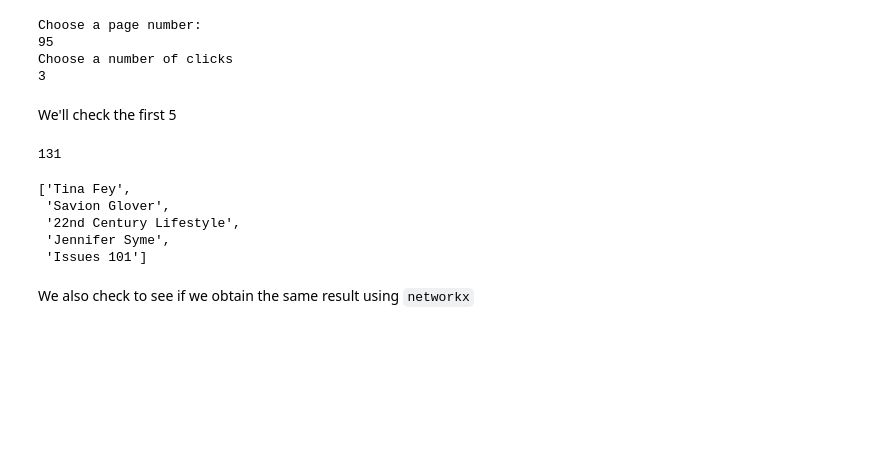
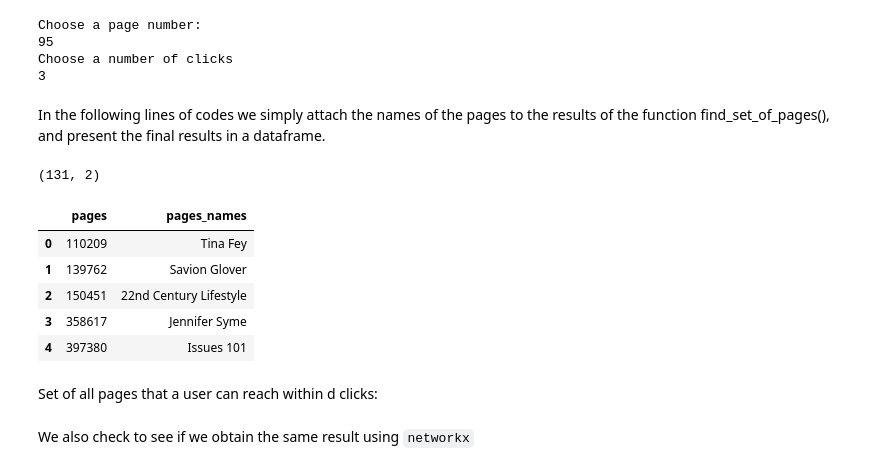
Before and after one commit to mehrzadjafari/ADM-HW5, a Jupyter notebook: ADM-HW5.ipynb, the cells around one changed output. Drawn from its saved outputs; the diff is of its cells as text; code cells hidden in the pictures; blank space fills up the shorter version.

```diff
--- a/ADM-HW5.ipynb
+++ b/ADM-HW5.ipynb
@@ -89,0 +116,11 @@ with open('wiki-topcats-categories.txt') as f:
+# %%
+with open('nodes_for_category.pkl', 'rb') as f:
+    nodes_for_category = pickle.load(f)
+
+keys = nodes_for_category.keys()
+values = nodes_for_category.values()
+new_pages_per_category = pd.DataFrame([keys, values]).T
+new_pages_per_category.columns = ['category', 'pages']
+new_pages_per_category.set_index('category', inplace = True)
+print(new_pages_per_category.shape)
+new_pages_per_category.head()
@@ -428,26 +514,28 @@ Choose a page number:
 95
 Choose a number of clicks
 3
-# %% [markdown]
-We'll check the first 5
+# %% [markdown]
+In the following lines of codes we simply attach the names of the pages to the results of the function find_set_of_pages(), and present the final results in a dataframe.
 # %%
 set_pages_names = []
-
 for p in set_pages:
     name = pages_name_dict[p]
     set_pages_names.append(name)
-
-print(len(set_pages_names))
-# %% [output]
-131
-# %%
-set_pages_names[:5]
-# %% [output]
-['Tina Fey',
- 'Savion Glover',
- '22nd Century Lifestyle',
- 'Jennifer Syme',
- 'Issues 101']
+# %%
+result = pd.DataFrame([set_pages, set_pages_names]).T
+result.columns = ['pages', 'pages_names']
+print(result.shape)
+result.head()
+# %% [output]
+(131, 2)
+|  | pages | pages_names |
+| 0 | 110209 | Tina Fey |
+| 1 | 139762 | Savion Glover |
+| 2 | 150451 | 22nd Century Lifestyle |
+| 3 | 358617 | Jennifer Syme |
+| 4 | 397380 | Issues 101 |
+# %% [markdown]
+Set of all pages that a user can reach within d clicks:
 # %% [markdown]
 We also check to see if we obtain the same result using `networkx`
 # %%
```
Also changed, not shown: parts of 63 cells of this notebook, 1 other file.
